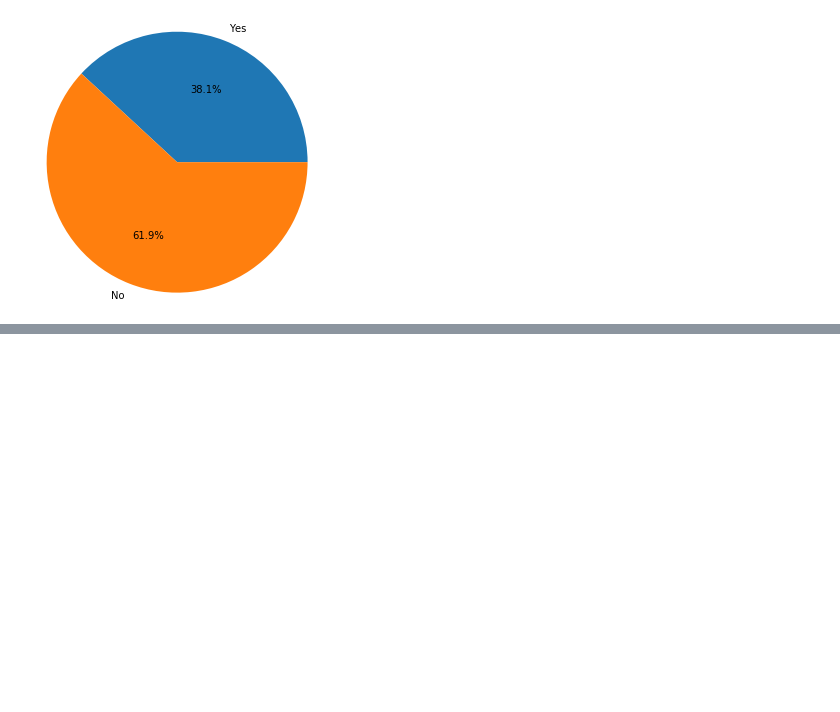
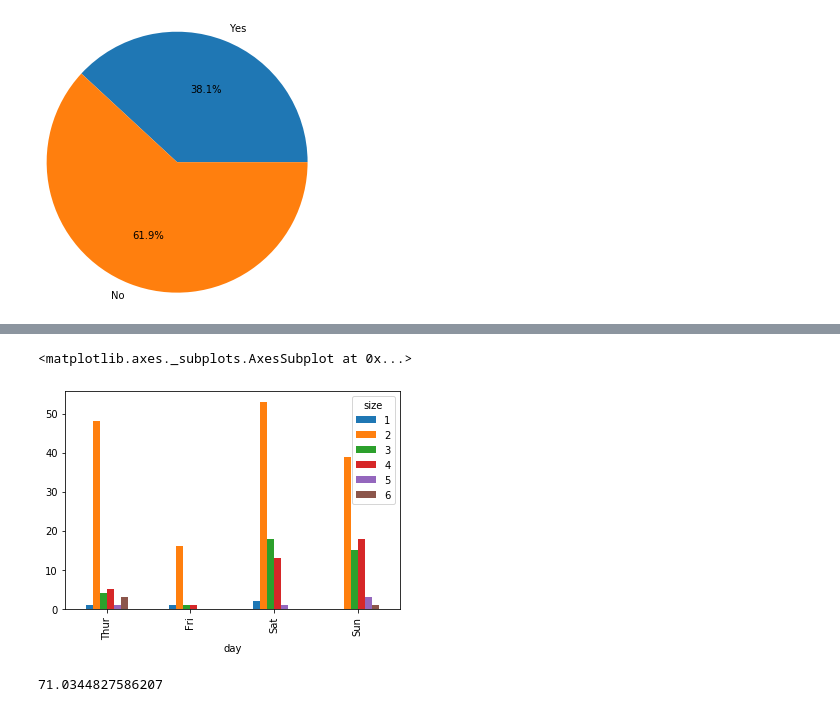
Before and after one commit to jennifer-ryan/fundamentals-project, a Jupyter notebook: tips_database_analysis.ipynb, the cells around one changed output, grey strips where cells are left out. Drawn from its saved outputs; the diff is of its cells as text; code cells hidden in the pictures; blank space fills up the shorter version.

```diff
--- a/tips_database_analysis.ipynb
+++ b/tips_database_analysis.ipynb
@@ -157,0 +222,16 @@ plt.show()
+# %%
+# Example in Python for data analysis p. 274
+# Shows group size by day
+groups = pd.crosstab(tips_df['day'], tips_df['size'])
+groups.plot.bar()
+# %% [output]
+<matplotlib.axes._subplots.AxesSubplot at 0x...>
+[figure, added]
+# %%
+# tip percent column
+tip_percent = tips_df.tip/tips_df.total_bill*100
+
+# total bill + tip
+total_paid = tips_df.tip + tips_df.total_bill
+# %% [output]
+71.0344827586207
```
Also changed, not shown: parts of 17 cells of this notebook.
